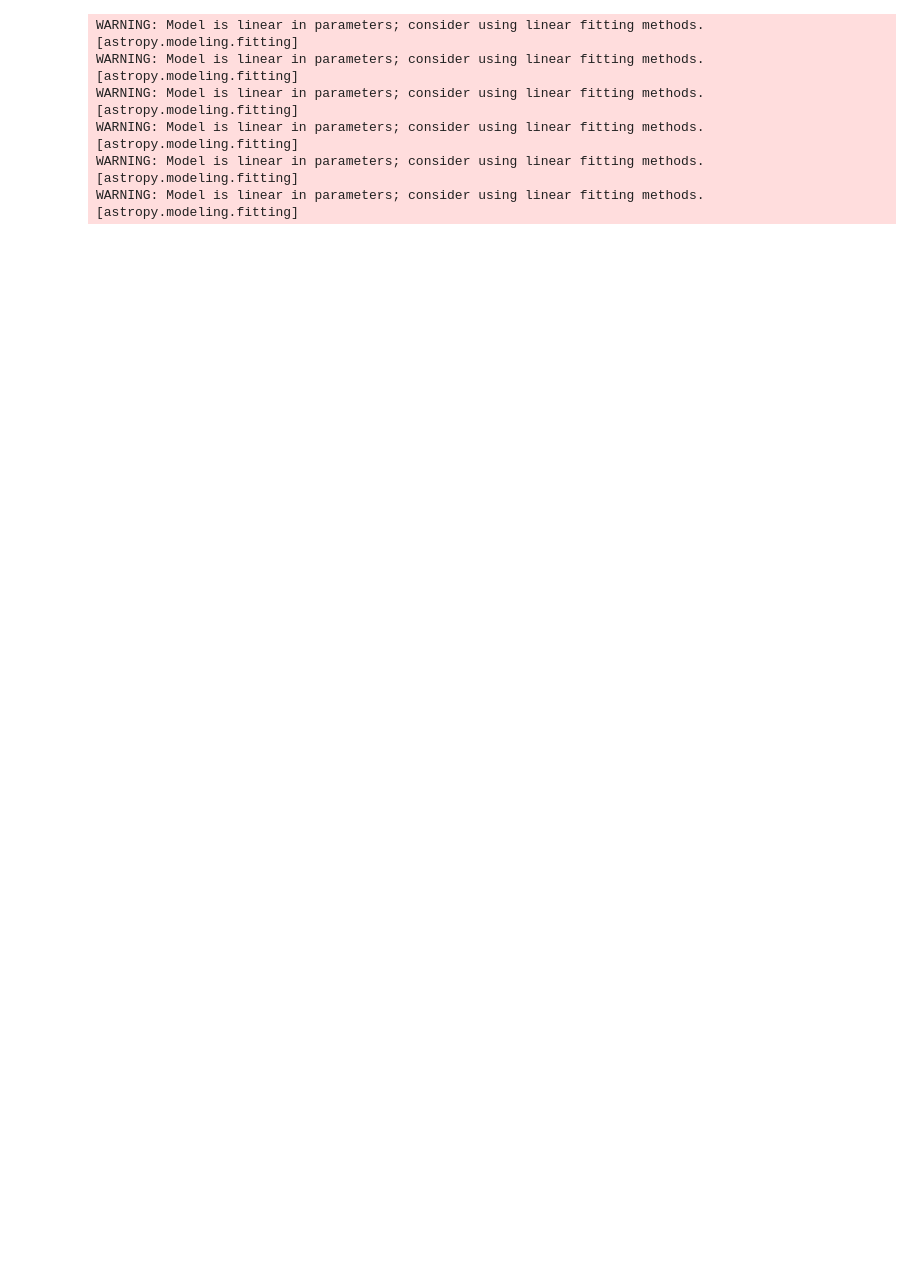
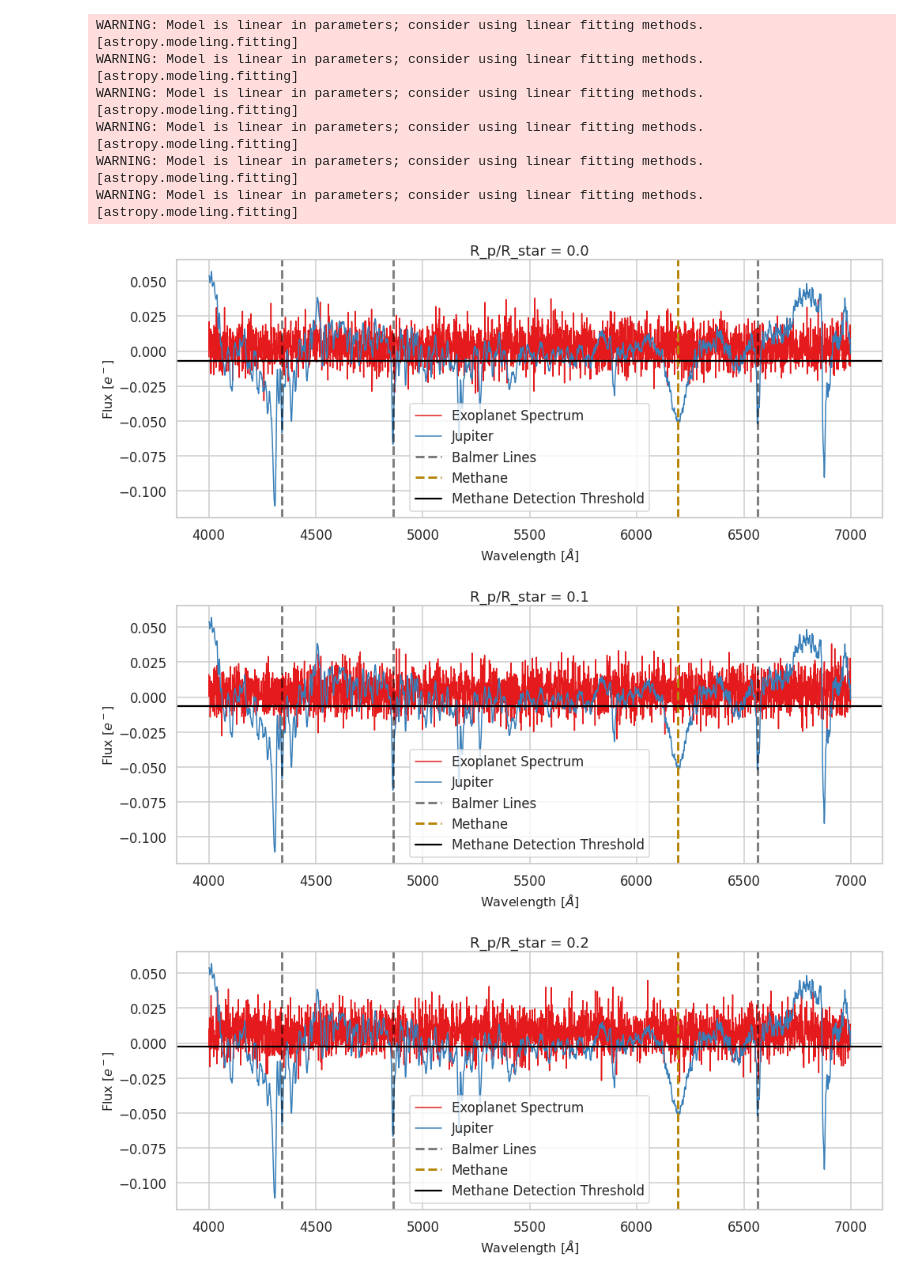
Before and after one commit to noahfranz13/ExoSpec, a Jupyter notebook: radiusConstraints.ipynb, the cells around one changed output. Cells and saved outputs as stored; diff of their text form; code cells hidden in the pictures; blank space fills up the shorter version.

```diff
--- a/radiusConstraints.ipynb
+++ b/radiusConstraints.ipynb
@@ -7,17 +15,17 @@ import matplotlib.pyplot as plt
 # %%
 # define some useful functions
-def combSpec(spec1, spec2, radFrac=1, w=0.01):
+def combSpec(spec1, spec2, radFrac=1, w=0.01, fracAtm = 0.25):
     '''
     Combine spectrum and simulate noise
 
     spec1 and spec2 are BreyoSpec objects
     w [float] :  number between 0 and 1 defining how noisy the combined spectrum should be
     radFrac [float] : fraction of exoplanet radius to host star radius
+    fracAtm [float] : amount of exoplanets atmosphere that is transmissible (percent in decimal form)
     return: subtracted spectrum
     '''
 
     # determine factor to mulitply spec2.flux by
-    fracAtm = 0.25 # define 10% of the exoplanets atmosphere as transmissible
     factor = (1-(1-fracAtm)**2)*(radFrac)**2
 
     # combine flux with that factor
@@ -26,21 +34,21 @@ def combSpec(spec1, spec2, radFrac=1, w=0.01):
 
     return spec1.wave, combFluxNoisy
 
-def plotExo(exowave, exoflux, jupwave, jupflux, ax=None, **kwargs):
+def plotExo(exowave, exoflux, jupwave, jupflux, ax=None, lw=3, **kwargs):
 
     if not ax:
         fig, ax = plt.subplots(figsize=(16,6))
 
-    ax.plot(exowave, exoflux, **kwargs)
-    ax.plot(jupwave, jupflux-np.median(jupflux), label='Jupiter')
-    ax.axvline( 6562.8, color='k', linestyle='--', label=r'H$\alpha$', alpha=0.5)
-    ax.axvline( 4861.3, color='k', linestyle='--', label=r'H$\beta$', alpha=0.5)
-    ax.axvline( 4340.4, color='k', linestyle='--', label=r'H$\gamma$', alpha=0.5)
-    ax.axvline( 6190, color='r', linestyle='--', label=r'Methane', alpha=0.5)
+    ax.plot(exowave, exoflux, linewidth=lw/2, **kwargs)
+    ax.plot(jupwave, jupflux-np.median(jupflux), label='Jupiter', linewidth=lw/2)
+    ax.axvline( 6562.8, color='k', linestyle='--', alpha=0.5, linewidth=lw) #label=r'H$\alpha$'
+    ax.axvline( 4861.3, color='k', linestyle='--', alpha=0.5, linewidth=lw) # label=r'H$\beta$',
+    ax.axvline( 4340.4, color='k', linestyle='--', label='Balmer Lines', alpha=0.5, linewidth=lw)
+    ax.axvline( 6190, linestyle='--', color='darkgoldenrod', label=r'Methane', linewidth=lw) # alpha=0.5,
 
     ax.set_xlabel('Wavelength [$\AA$]', fontsize=16)
     ax.set_ylabel('Flux [$e^-$]', fontsize=16)
-    ax.grid()
+    #ax.grid()
 # %%
 hostDir = '/home/ubuntu/Documents/ObsAstro/Data/postTransitOutput/'
 hostPaths = glob.glob(hostDir+"*")
@@ -56,3 +64,26 @@ WARNING: Model is linear in parameters; consider using linear fitting methods. [
 WARNING: Model is linear in parameters; consider using linear fitting methods. [astropy.modeling.fitting]
 WARNING: Model is linear in parameters; consider using linear fitting methods. [astropy.modeling.fitting]
 WARNING: Model is linear in parameters; consider using linear fitting methods. [astropy.modeling.fitting]
+# %%
+# Create bunch of spectrum with different radii ratios
+
+n = 11
+
+radiusFrac = np.linspace(0,1,n)
+
+for rf in radiusFrac:
+    wave, flux = combSpec(hostSpec, jupSpec, radFrac=rf)
+
+    exoFlux = flux - hostSpec.flux
+
+    fig, ax = plt.subplots(figsize=(16,6))
+    plotExo(wave, exoFlux, jupSpec.wave, jupSpec.flux, ax=ax, label='Exoplanet Spectrum', lw=3)
+
+    ax.set_title(f'R_p/R_star = {rf:.1f}')
+    #ax.axhline(np.median(exoFlux), color='k')
+    ax.axhline(np.median(exoFlux)-0.01, color='k', label='Methane Detection Threshold')
+    ax.legend()
+# %% [output]
+[figure, added]
+[figure, added]
+[figure, added]
```
Also changed, not shown: parts of 5 cells of this notebook.
